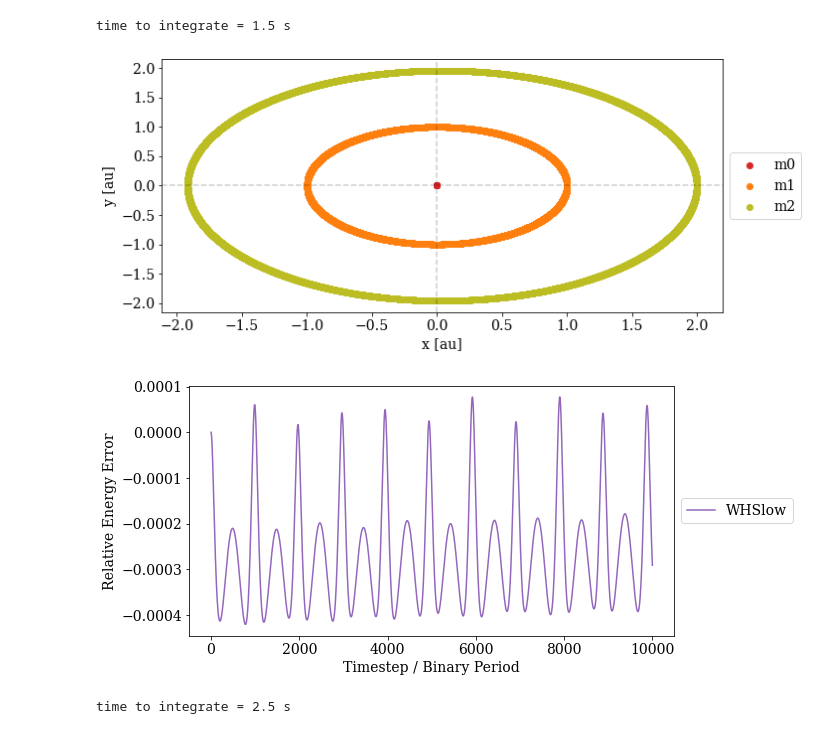
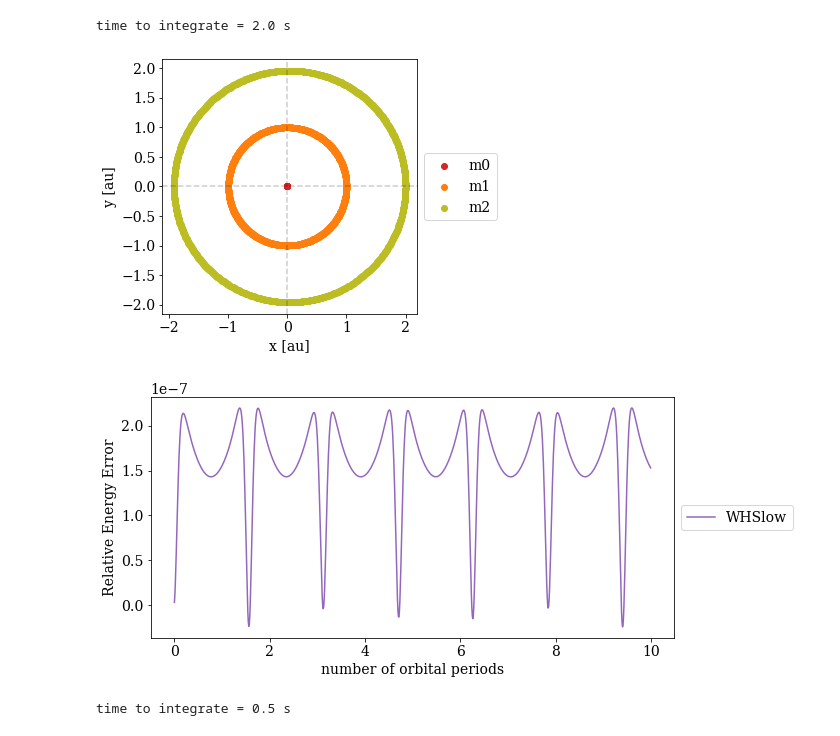
Before and after one commit to michaelkmpoon/eccentricWH, a Jupyter notebook: 10b_eccentricWH_bruteforce_noTransform_3body.ipynb, the cells around one changed output. Drawn from its saved outputs; the diff is of its cells as text; code cells hidden in the pictures.

```diff
--- a/10b_eccentricWH_bruteforce_noTransform_3body.ipynb
+++ b/10b_eccentricWH_bruteforce_noTransform_3body.ipynb
@@ -35,9 +38,10 @@ masses = sim_jacobi[:,-1]
 sim = integrator_tools.jacobi_to_inertial(sim_jacobi, masses)
 sim_jacobi = integrator_tools.inertial_to_jacobi(sim)
 
-#timestep = 1./30. * P_1195
-timestep = 0.01
-N_steps = 10000
+N_orbits = 10
+steps_per_orbit = 100
+timestep = 1./steps_per_orbit * 2*np.pi
+N_steps = N_orbits*steps_per_orbit
 
 energy_error = np.zeros(N_steps)
 E0 = integrator_tools.energy_fn(sim)
@@ -50,15 +54,15 @@ start = time.time()
 for i in range(N_steps):
 
     # drift
-    sim_jacobi = vanillaWH_bruteforce_noTransform_3body.drift(sim_jacobi, sim, h=timestep)
+    sim_jacobi = vanillaWH_bruteforce_noTransform_3body.drift(sim_jacobi, sim, h=timestep/2)
     sim = integrator_tools.jacobi_to_inertial(sim_jacobi, masses)
 
     # kick
-    #sim_jacobi = vanillaWH_bruteforce_noTransform_3body.kick(sim_jacobi, sim, h=timestep)
+    sim_jacobi = vanillaWH_bruteforce_noTransform_3body.kick(sim_jacobi, sim, h=timestep)
 
     # drift
-    #sim_jacobi = vanillaWH_bruteforce_noTransform_3body.drift(sim_jacobi, sim, h=timestep/2)
-    #sim = integrator_tools.jacobi_to_inertial(sim_jacobi, masses)
+    sim_jacobi = vanillaWH_bruteforce_noTransform_3body.drift(sim_jacobi, sim, h=timestep/2)
+    sim = integrator_tools.jacobi_to_inertial(sim_jacobi, masses)
 
     E = integrator_tools.energy_fn(sim)
     energy_error[i] = (E-E0)/E0
@@ -71,40 +75,42 @@ end = time.time()
 
 print('time to integrate =', np.round(end - start, 1), 's')
 # %% [output]
-time to integrate = 1.5 s
+time to integrate = 2.0 s
 # %%
+orbital_periods = np.arange(N_steps)/steps_per_orbit
+
 plt.figure(figsize=(10,4.5))
 plt.scatter(orbit_soln[0,0], orbit_soln[0,1], label='m0', c='tab:red')
 plt.scatter(orbit_soln[1,0], orbit_soln[1,1], label='m1', c='tab:orange')
 plt.scatter(orbit_soln[2,0], orbit_soln[2,1], label='m2', c='tab:olive')
 
 plt.axhline(0, ls='--', alpha=0.2, c='black')
 plt.axvline(0, ls='--', alpha=0.2, c='black')
-#plt.axis('scaled')
+plt.axis('scaled')
 #plt.xlim(-50,50)
 #plt.ylim(-10,90)
 plt.xlabel('x [au]')
 plt.ylabel('y [au]')
 plt.legend(loc='center left', bbox_to_anchor=(1, 0.5))
 plt.tight_layout()
 #plt.savefig('SS.jpg', dpi=300)
 plt.show()
 
 plt.figure(figsize=(10,4.5))
-plt.plot(energy_error, label='WHSlow', c='tab:purple')
+plt.plot(orbital_periods, energy_error, label='WHSlow', c='tab:purple')
 #plt.yscale('log')
 #plt.ylim(-6e-5, 6e-5)
-plt.xlabel('Timestep / Binary Period')
+plt.xlabel('number of orbital periods')
 plt.ylabel('Relative Energy Error')
 plt.legend(loc='center left', bbox_to_anchor=(1, 0.5))
 plt.tight_layout()
 #plt.savefig('SS_energy_error.jpg', dpi=300)
 plt.show()
 
 energy_error2 = np.copy(energy_error)
 # %% [output]
-[figure, old version]
+[figure, new version]
-[figure, old version]
+[figure, new version]
 # %%
 # initial conditions from Mikkola 1997
 # particle array as [x, y, z, vx, vy, vz, m]
@@ -121,9 +127,10 @@ masses = sim_jacobi[:,-1]
 
 sim = integrator_tools.jacobi_to_inertial(sim_jacobi, masses)
 
-#timestep = 1./30. * P_1195
-timestep = 0.01
-N_steps = 10000
+N_orbits = 10
+steps_per_orbit = 100
+timestep = 1./steps_per_orbit * 2*np.pi
+N_steps = N_orbits*steps_per_orbit
 
 energy_error = np.zeros(N_steps)
 E0 = integrator_tools.energy_fn(sim)
@@ -137,18 +144,17 @@ for i in range(N_steps):
 
     # drift
     #sim_jacobi = vanillaWH_bruteforce_noTransform_3body.drift(sim_jacobi, sim, h=timestep/2)
-    sim_jacobi = vanillaWH.drift(sim_jacobi, sim, object_num = 1, h=timestep)
-    sim_jacobi = vanillaWH.drift(sim_jacobi, sim, object_num = 2, h=timestep)
+    sim_jacobi = vanillaWH.drift(sim_jacobi, sim, object_num = 1, h=timestep/2)
+    sim_jacobi = vanillaWH.drift(sim_jacobi, sim, object_num = 2, h=timestep/2)
     sim = integrator_tools.jacobi_to_inertial(sim_jacobi, masses)
 
     # kick
-    #sim_jacobi = vanillaWH_bruteforce_noTransform_3body.kick(sim_jacobi, sim, h=timestep)
+    sim_jacobi = vanillaWH.kick(sim_jacobi, sim, h=timestep)
 
     # drift
-    #sim_jacobi = vanillaWH.drift(sim_jacobi, sim, object_num = 1, h=timestep/2)
-    #sim_jacobi = vanillaWH.drift(sim_jacobi, sim, object_num = 2, h=timestep/2)
-    #sim_jacobi = vanillaWH_bruteforce_noTransform_3body.drift(sim_jacobi, sim, h=timestep/2)
-    #sim = integrator_tools.jacobi_to_inertial(sim_jacobi, masses)
+    sim_jacobi = vanillaWH.drift(sim_jacobi, sim, object_num = 1, h=timestep/2)
+    sim_jacobi = vanillaWH.drift(sim_jacobi, sim, object_num = 2, h=timestep/2)
+    sim = integrator_tools.jacobi_to_inertial(sim_jacobi, masses)
 
     E = integrator_tools.energy_fn(sim)
     energy_error[i] = (E-E0)/E0
@@ -161,7 +167,7 @@ end = time.time()
 
 print('time to integrate =', np.round(end - start, 1), 's')
 # %% [output]
-time to integrate = 2.5 s
+time to integrate = 0.5 s
 # %%
 plt.figure(figsize=(10,4.5))
 plt.scatter(orbit_soln[0,0], orbit_soln[0,1], label='m0', c='tab:red')
```
Also changed, not shown: parts of 2 cells of this notebook, 2 other files.
